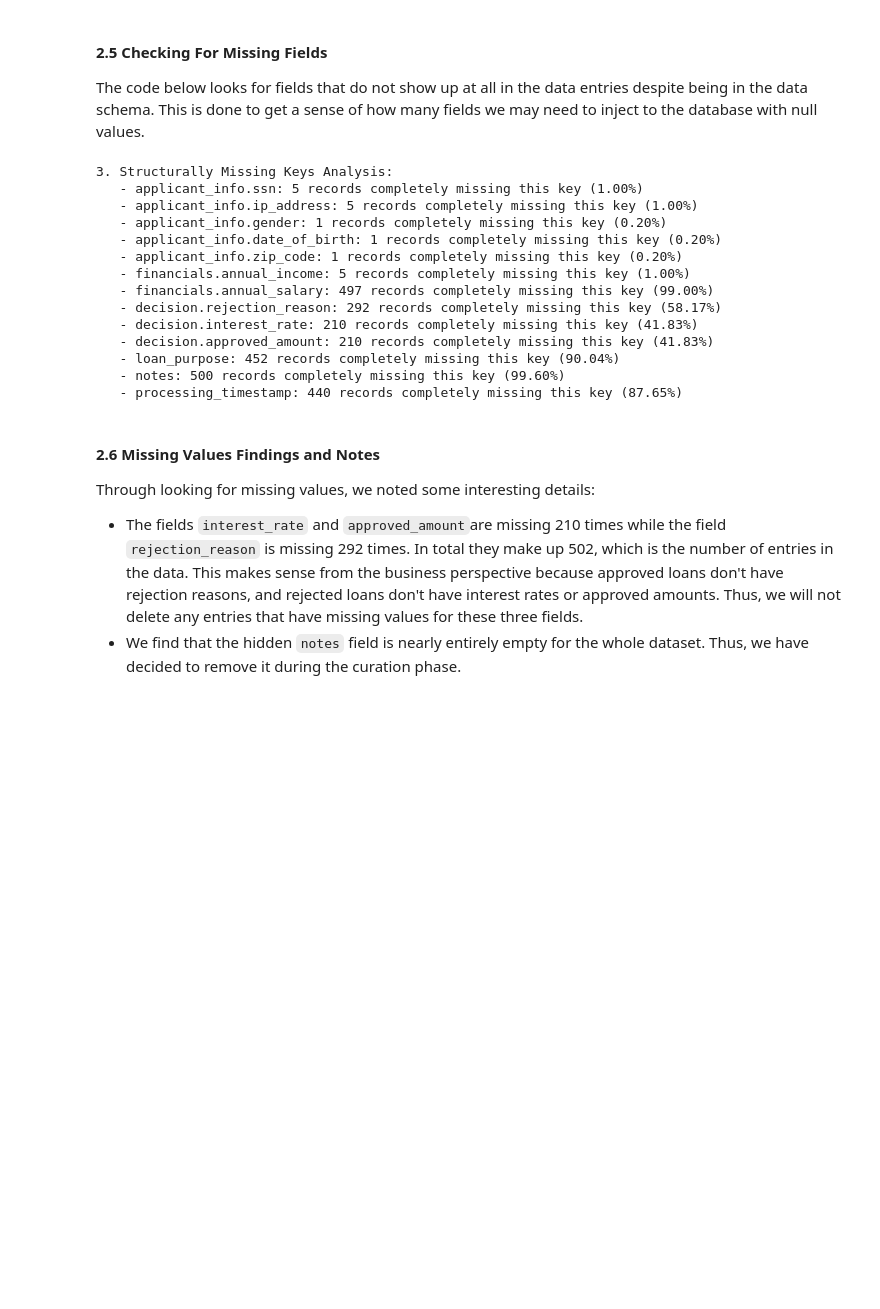
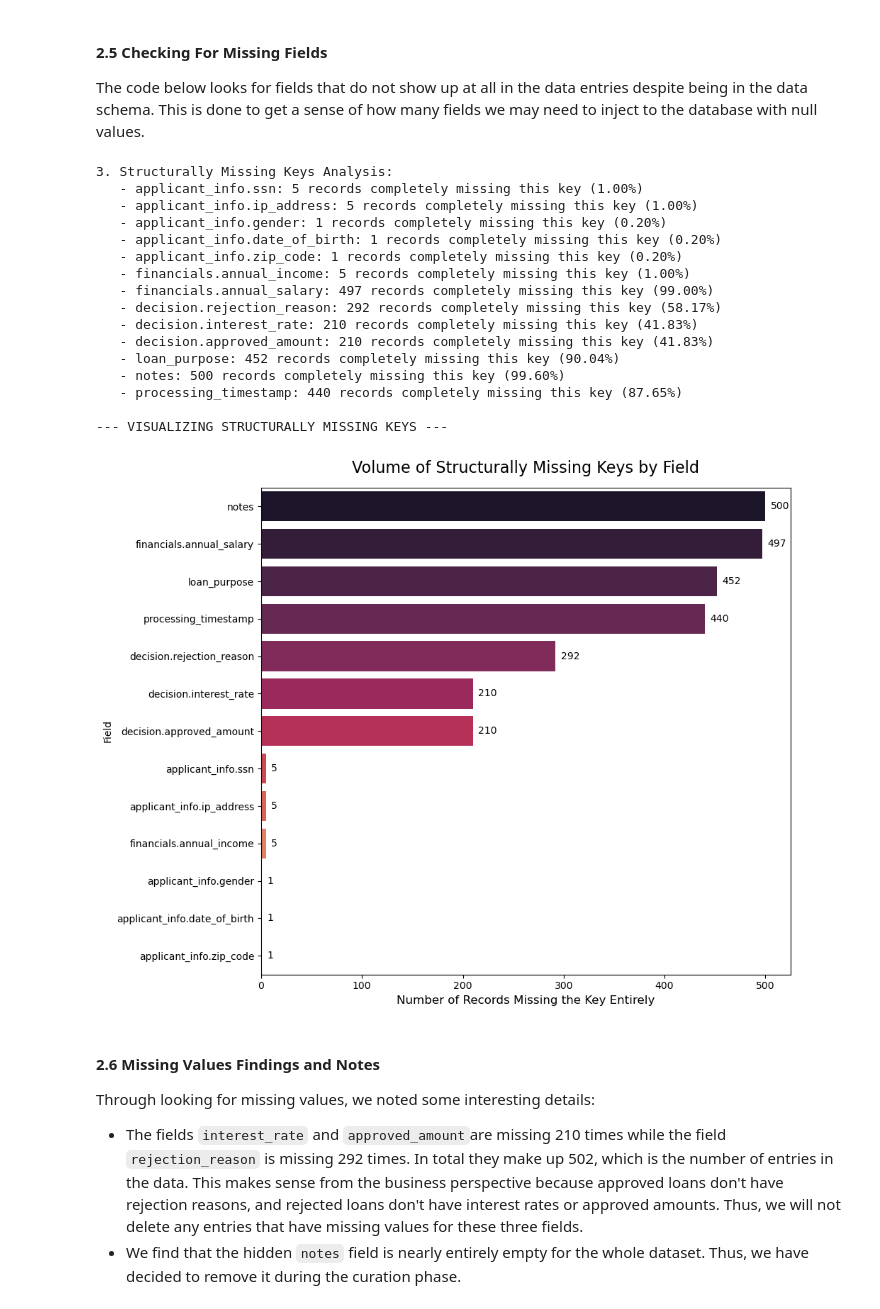
Before and after one commit to hazalaksu/dego-project-team7, a Jupyter notebook: notebooks/01-data-quality.ipynb, the cells around one changed output. Drawn from its saved outputs; the diff is of its cells as text; code cells hidden in the pictures; blank space fills up the shorter version.

```diff
--- a/notebooks/01-data-quality.ipynb
+++ b/notebooks/01-data-quality.ipynb
@@ -267,33 +310,86 @@ missing_keys_report = {}
 total_records = collection.count_documents({})
 
 for field in schema_fields:
     # Query: The field completely does not exist in the document hierarchy
     query = {field: {"$exists": False}}
 
     missing_key_count = collection.count_documents(query)
 
     if missing_key_count > 0:
         missing_keys_report[field] = missing_key_count
         percentage = (missing_key_count / total_records) * 100
         print(f"   - {field}: {missing_key_count} records completely missing this key ({percentage:.2f}%)")
 
 if not missing_keys_report:
     print("   - No structurally missing keys found.")
+
+print("\n--- VISUALIZING STRUCTURALLY MISSING KEYS ---")
+
+# Only plot if there are actually missing keys to show
+if missing_keys_report:
+    # 1. Convert the report dictionary into a Pandas DataFrame
+    df_missing_keys = pd.DataFrame(list(missing_keys_report.items()), columns=['Field', 'Missing Count'])
+
+    # 2. Sort the data descending so the worst offenders are at the top
+    df_missing_keys = df_missing_keys.sort_values(by='Missing Count', ascending=False)
+
+    # 3. Set up the plotting canvas
+    plt.figure(figsize=(10, 8))
+
+    # 4. Create the horizontal barplot
+    # We use hue='Field' and legend=False to comply with modern Seaborn standards
+    # 'rocket' gives a nice fiery gradient to highlight severity
+    ax = sns.barplot(
+        data=df_missing_keys,
+        x='Missing Count',
+        y='Field',
+        hue='Field',
+        palette='rocket',
+        legend=False
+    )
+
+    # 5. Add clean titles and labels
+    plt.title('Volume of Structurally Missing Keys by Field', fontsize=16, pad=15)
+    plt.xlabel('Number of Records Missing the Key Entirely', fontsize=12)
+
+    # 6. Annotate the exact numbers on the end of each bar
+    for p in ax.patches:
+        width = p.get_width()
+        # Only add text if the bar actually has a width (avoids text clutter on 0 values)
+        if width > 0:
+            plt.text(
+                width + (df_missing_keys['Missing Count'].max() * 0.01), # Slight padding
+                p.get_y() + p.get_height() / 2,
+                f'{int(width)}',
+                ha='left',
+                va='center',
+                fontsize=10
+            )
+
+    # Ensure the long y-axis labels don't get cut off
+    plt.tight_layout()
+    plt.show()
+
+else:
+    print("   - No missing keys to visualize! The schema is perfectly intact.")
 # %% [output]
 3. Structurally Missing Keys Analysis:
    - applicant_info.ssn: 5 records completely missing this key (1.00%)
    - applicant_info.ip_address: 5 records completely missing this key (1.00%)
    - applicant_info.gender: 1 records completely missing this key (0.20%)
    - applicant_info.date_of_birth: 1 records completely missing this key (0.20%)
    - applicant_info.zip_code: 1 records completely missing this key (0.20%)
    - financials.annual_income: 5 records completely missing this key (1.00%)
    - financials.annual_salary: 497 records completely missing this key (99.00%)
    - decision.rejection_reason: 292 records completely missing this key (58.17%)
    - decision.interest_rate: 210 records completely missing this key (41.83%)
    - decision.approved_amount: 210 records completely missing this key (41.83%)
    - loan_purpose: 452 records completely missing this key (90.04%)
    - notes: 500 records completely missing this key (99.60%)
    - processing_timestamp: 440 records completely missing this key (87.65%)
+
+--- VISUALIZING STRUCTURALLY MISSING KEYS ---
+[figure, added]
 # %% [markdown]
 #### 2.6 Missing Values Findings and Notes
 
```
Also changed, not shown: parts of 3 cells of this notebook.
